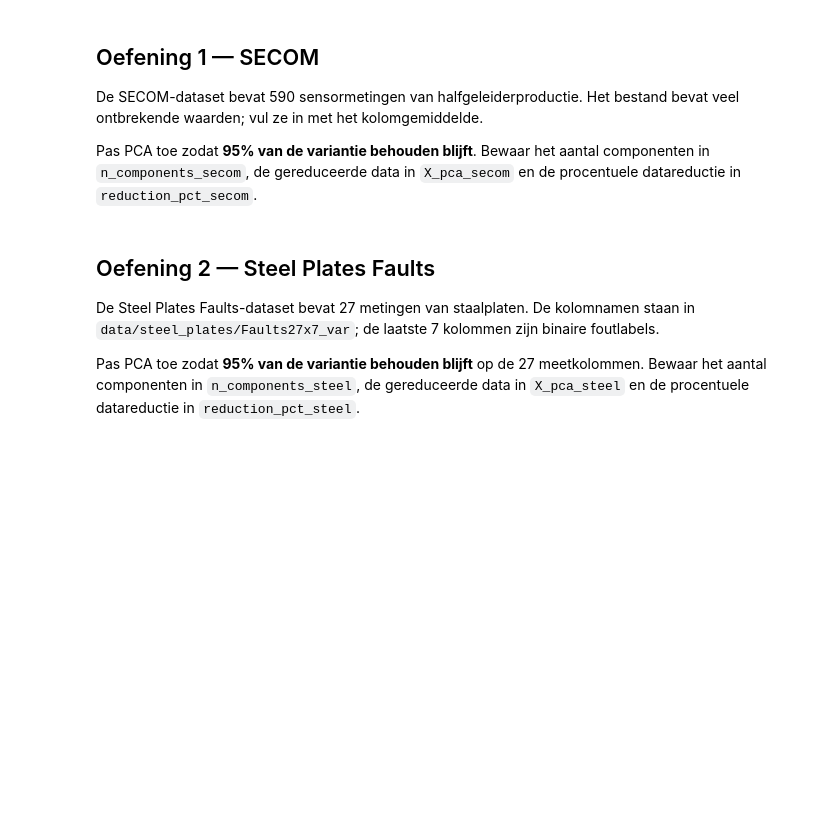
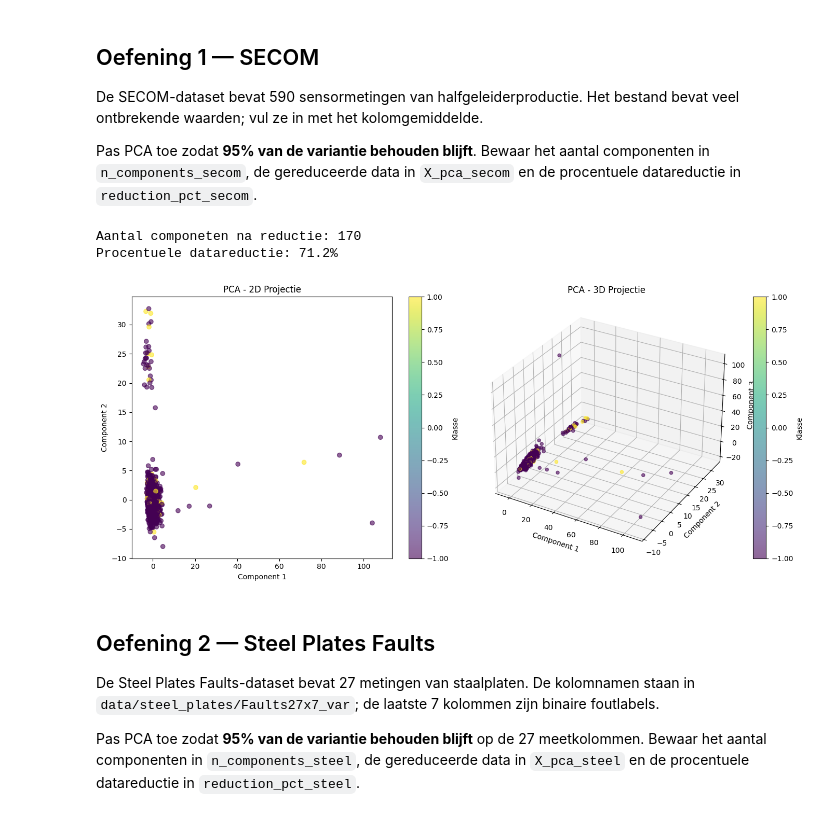
Before and after one commit to NGO-AP/ML-Algo-student, a Jupyter notebook: exercises_with_checks/week07/dim_reductie_checkpoint_opgave.ipynb, the cells around one changed output. Drawn from its saved outputs; the diff is of its cells as text; code cells hidden in the pictures; blank space fills up the shorter version.

```diff
--- a/exercises_with_checks/week07/dim_reductie_checkpoint_opgave.ipynb
+++ b/exercises_with_checks/week07/dim_reductie_checkpoint_opgave.ipynb
@@ -53,10 +53,55 @@ X_scaled = scaler.fit_transform(X)
 # TODO: pas PCA toe zodat 95% van de variantie behouden blijft.
 # Bewaar het aantal componenten in n_components_secom, de gereduceerde
 # data in X_pca_secom en de procentuele datareductie in reduction_pct_secom.
+pca = PCA(n_components = 0.95).fit(X_scaled)
+X_pca_secom = pca.transform(X_scaled)
+
+n_components_secom = pca.n_components_
+reduction_pct_secom = (1 - n_components_secom / X_scaled.shape[1]) * 100
+
+print(f"Aantal componeten na reductie: {n_components_secom}")
+print(f"Procentuele datareductie: {reduction_pct_secom:.1f}%")
+# %% [output]
+Aantal componeten na reductie: 170
+Procentuele datareductie: 71.2%
 # %%
 # TODO: maak een 2D- en 3D-plot van de voornaamste PCA-componenten van
 # X_scaled (niet gecheckt, maar leerzaam). Tip: fit hiervoor opnieuw een
 # PCA met n_components=2 en n_components=3 en kleur de punten met y.
+# PCA met 2 componenten
+pca_2d = PCA(n_components=2)
+X_pca_2d = pca_2d.fit_transform(X_scaled)
+
+# PCA met 3 componenten
+pca_3d = PCA(n_components=3)
+X_pca_3d = pca_3d.fit_transform(X_scaled)
+
+# Maak de figuren aan (breedte, hoogte)
+fig = plt.figure(figsize=(14, 6))
+
+# --- 2D Plot ---
+# add_subplot(rijen, kolommen, index)
+ax1 = fig.add_subplot(1, 2, 1)
+scatter_2d = ax1.scatter(X_pca_2d[:, 0], X_pca_2d[:, 1], c=y.values.ravel(), cmap='viridis', alpha=0.6)
+ax1.set_title("PCA - 2D Projectie")
+ax1.set_xlabel("Component 1")
+ax1.set_ylabel("Component 2")
+plt.colorbar(scatter_2d, ax=ax1, label='Klasse')
+
+# --- 3D Plot ---
+ax2 = fig.add_subplot(1, 2, 2, projection='3d')
+scatter_3d = ax2.scatter(X_pca_3d[:, 0], X_pca_3d[:, 1], X_pca_3d[:, 2], c=y.values.ravel(), cmap='viridis', alpha=0.6)
+ax2.set_title("PCA - 3D Projectie")
+ax2.set_xlabel("Component 1")
+ax2.set_ylabel("Component 2")
+ax2.set_zlabel("Component 3")
+plt.colorbar(scatter_3d, ax=ax2, label='Klasse')
+
+# Laat de plots netjes zien
+plt.tight_layout()
+plt.show()
+# %% [output]
+[figure, added]
 # %% [markdown]
 ## Oefening 2 — Steel Plates Faults
 
```
Also changed, not shown: parts of 5 cells of this notebook.
